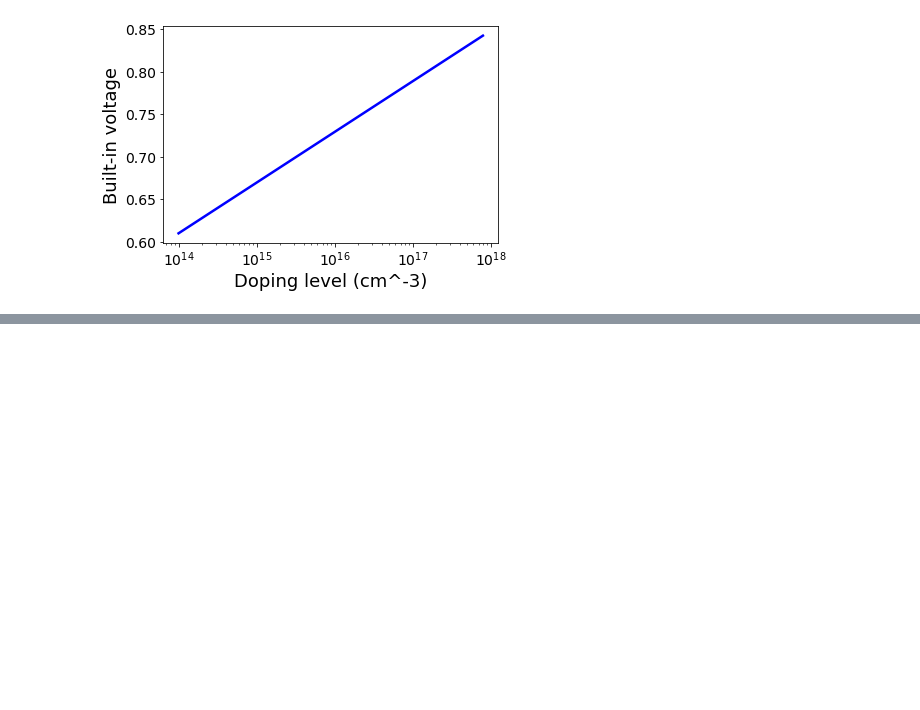
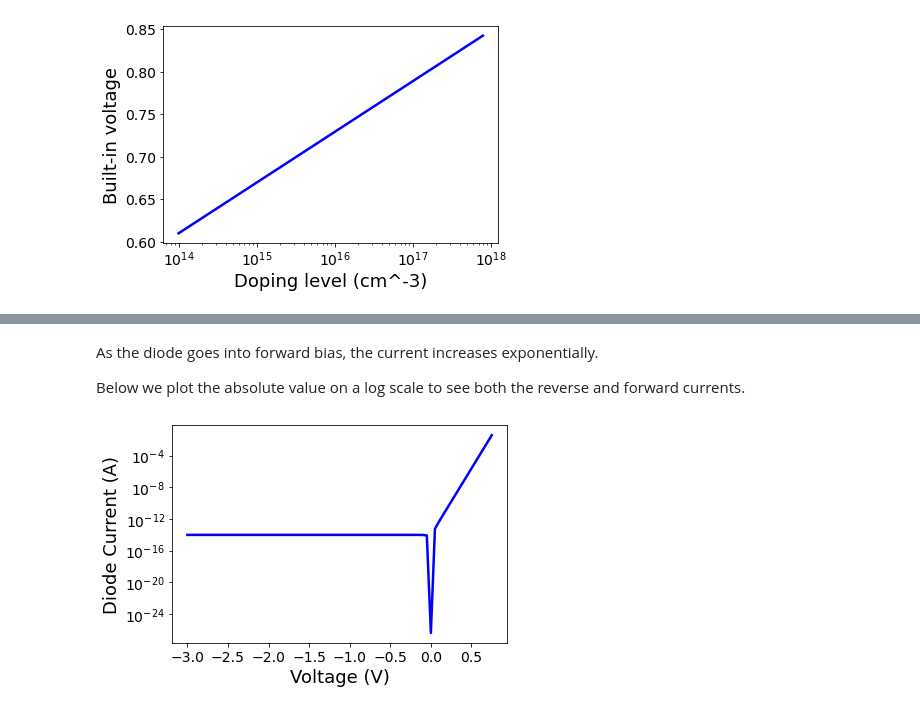
Before and after one commit to dvanblerkom/ece2200, a Jupyter notebook: Chapter2.ipynb, the cells around one changed output, grey strips where cells are left out. Saved outputs shown, nothing was run; the diff lists cells and outputs as text; code cells hidden in the pictures; blank space fills up the shorter version.

```diff
--- a/Chapter2.ipynb
+++ b/Chapter2.ipynb
@@ -145,0 +299,20 @@ Cj(-1.0,2E16,9E15,300)
+# %% [markdown]
+As the diode goes into forward bias, the current increases exponentially.
+
+Below we plot the absolute value on a log scale to see both the reverse and forward currents.
+# %%
+plt.figure()
+plt.plot(Vds, abs(idplot), color='b', linewidth=2.5)
+plt.xlabel('Voltage (V)', fontsize=18)
+plt.ylabel('Diode Current (A)', fontsize=18)
+
+ax = plt.gca()
+
+ax.set_yscale('log')
+
+for tick in ax.xaxis.get_major_ticks():
+    tick.label1.set_fontsize(14)
+for tick in ax.yaxis.get_major_ticks():
+    tick.label1.set_fontsize(14)
+# %% [output]
+[figure, added]
```
Also changed, not shown: parts of 25 cells of this notebook.
